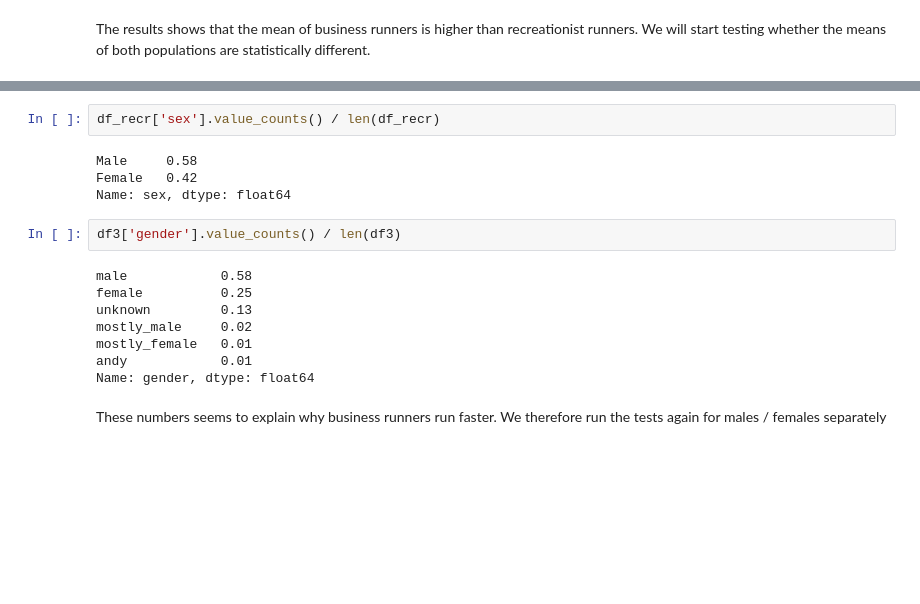
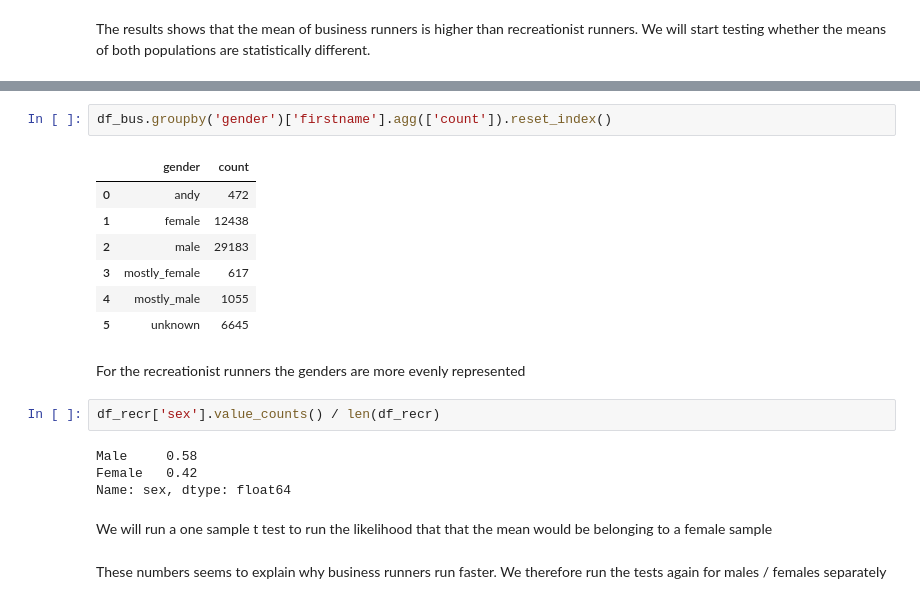
Before and after one commit to LukasTheMouse/ironhack_project4_nh_lu, a Jupyter notebook: business_vs_recreationist.ipynb, the cells around one changed output, grey strips where cells are left out. Drawn from its saved outputs; the diff is of its cells as text; blank space fills up the shorter version.

```diff
--- a/business_vs_recreationist.ipynb
+++ b/business_vs_recreationist.ipynb
@@ -208,19 +95,23 @@ We identified the following numbers as male / female
+# %%
+df_bus.groupby('gender')['firstname'].agg(['count']).reset_index()
+# %% [output]
+|  | gender | count |
+| 0 | andy | 472 |
+| 1 | female | 12438 |
+| 2 | male | 29183 |
+| 3 | mostly_female | 617 |
+| 4 | mostly_male | 1055 |
+| 5 | unknown | 6645 |
+# %% [markdown]
+For the recreationist runners the genders are more evenly represented
 # %%
 df_recr['sex'].value_counts() / len(df_recr)
 # %% [output]
 Male     0.58
 Female   0.42
 Name: sex, dtype: float64
-# %%
-df3['gender'].value_counts() / len(df3)
-# %% [output]
-male            0.58
-female          0.25
-unknown         0.13
-mostly_male     0.02
-mostly_female   0.01
-andy            0.01
-Name: gender, dtype: float64
+# %% [markdown]
+We will run a one sample t test to run the likelihood that that the mean would be belonging to a female sample
 # %% [markdown]
 These numbers seems to explain why business runners run faster. We therefore run the tests again for males / females separately
 # %%
```
Also changed, not shown: parts of 30 cells of this notebook.
